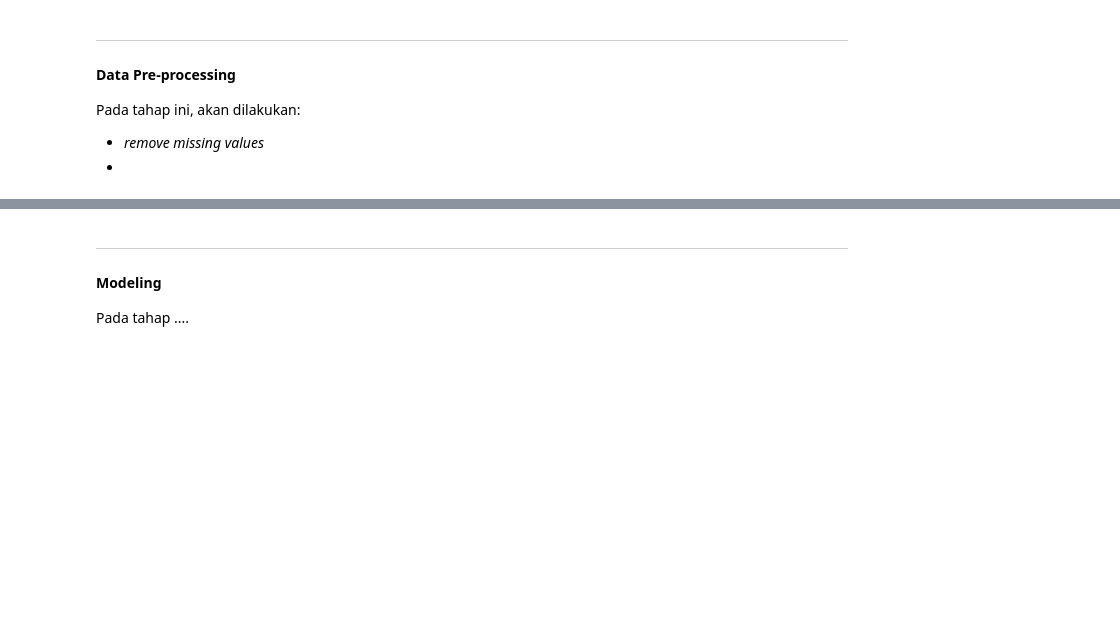
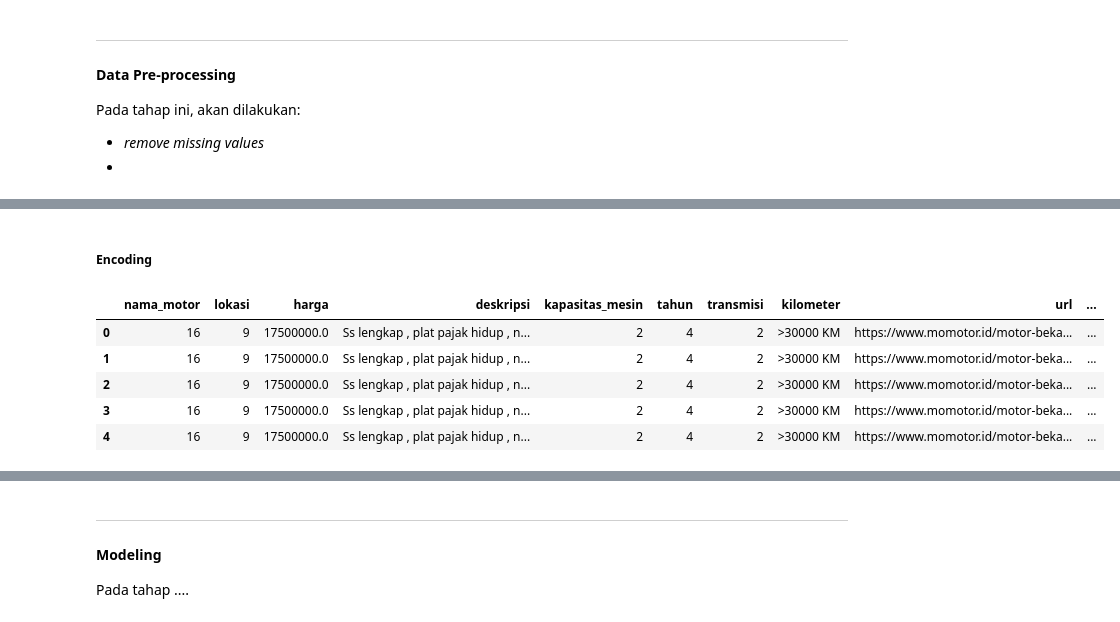
Before and after one commit to daff00/used-motorcycle-price-prediction, a Jupyter notebook: project.ipynb, the cells around one changed output, grey strips where cells are left out. Drawn from its saved outputs; the diff is of its cells as text; code cells hidden in the pictures; blank space fills up the shorter version.

```diff
--- a/project.ipynb
+++ b/project.ipynb
@@ -181,0 +248,9 @@ Pada tahap ini, akan dilakukan:
+# %%
+def clean_harga(harga):
+    harga_clean = harga.replace("Rp", "").replace(".", "").replace(",", "")
+    return harga_clean
+
+used_motor['harga'] = used_motor['harga'].apply(clean_harga)
+# used_motor['harga'] = pd.to_numeric(used_motor['harga'], errors='coerce', downcast='integer')
+# used_motor['harga'] = pd.to_numeric(used_motor['harga'], errors='coerce')
+used_motor['harga'] = used_motor['harga'].apply(float)
@@ -181,0 +259,6 @@ Pada tahap ini, akan dilakukan:
+# %%
+def clean_cc(kapasitas_mesin):
+    cc_clean = kapasitas_mesin.replace("cc", "")
+    return cc_clean
+
+used_motor['kapasitas_mesin'] = used_motor['kapasitas_mesin'].apply(clean_cc)
@@ -181,0 +290,20 @@ Pada tahap ini, akan dilakukan:
+# %% [markdown]
+##### Encoding
+# %%
+# Initialize LabelEncoder
+le = LabelEncoder()
+
+# Select column wiht categorical values
+cols = ['nama_motor', 'lokasi', 'kapasitas_mesin', 'tahun', 'transmisi', 'kilometer_kategori', 'merk']
+for i in cols:
+    used_motor[i] = le.fit_transform(used_motor[i]) + 1
+
+# Check the data
+used_motor.head()
+# %% [output]
+|  | nama_motor | lokasi | harga | deskripsi | kapasitas_mesin | tahun | transmisi | kilometer | url | ... |
+| 0 | 16 | 9 | 17500000.0 | Ss lengkap , plat pajak hidup , n... | 2 | 4 | 2 | >30000 KM | https://www.momotor.id/motor-beka... | ... |
+| 1 | 16 | 9 | 17500000.0 | Ss lengkap , plat pajak hidup , n... | 2 | 4 | 2 | >30000 KM | https://www.momotor.id/motor-beka... | ... |
+| 2 | 16 | 9 | 17500000.0 | Ss lengkap , plat pajak hidup , n... | 2 | 4 | 2 | >30000 KM | https://www.momotor.id/motor-beka... | ... |
+| 3 | 16 | 9 | 17500000.0 | Ss lengkap , plat pajak hidup , n... | 2 | 4 | 2 | >30000 KM | https://www.momotor.id/motor-beka... | ... |
+| 4 | 16 | 9 | 17500000.0 | Ss lengkap , plat pajak hidup , n... | 2 | 4 | 2 | >30000 KM | https://www.momotor.id/motor-beka... | ... |
```
Also changed, not shown: parts of 19 cells of this notebook.
